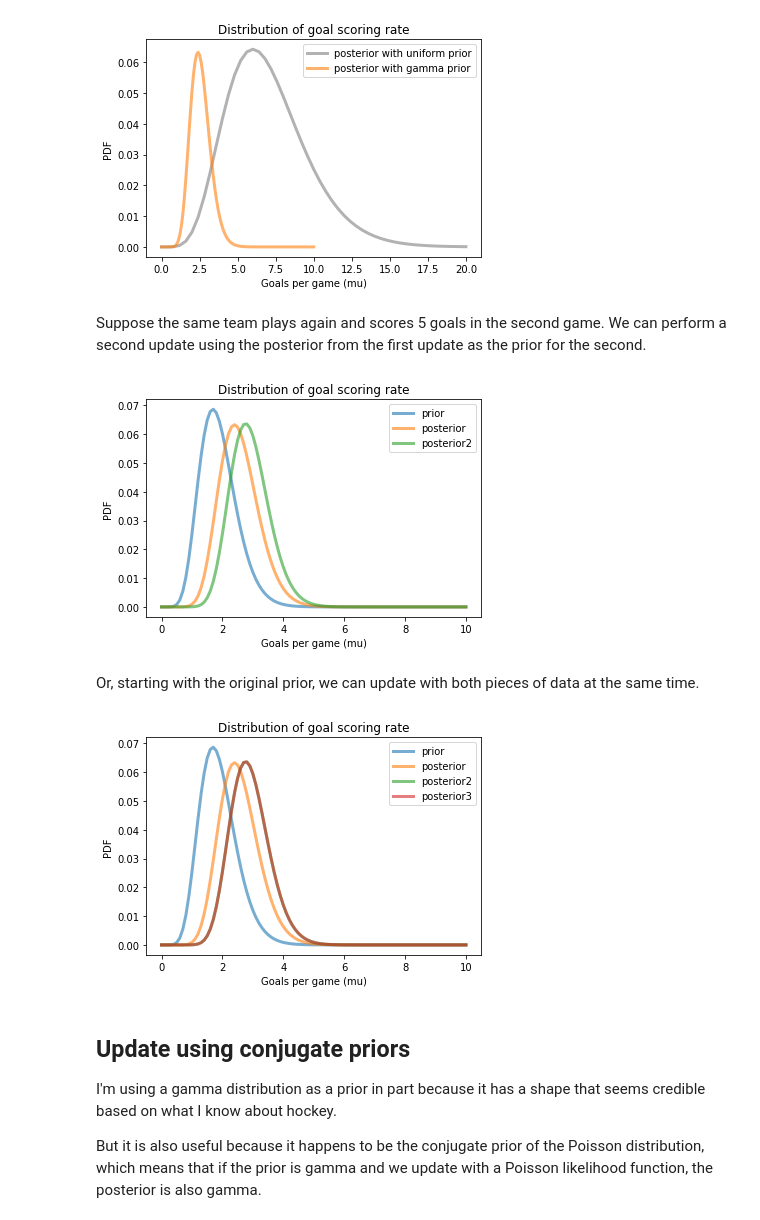
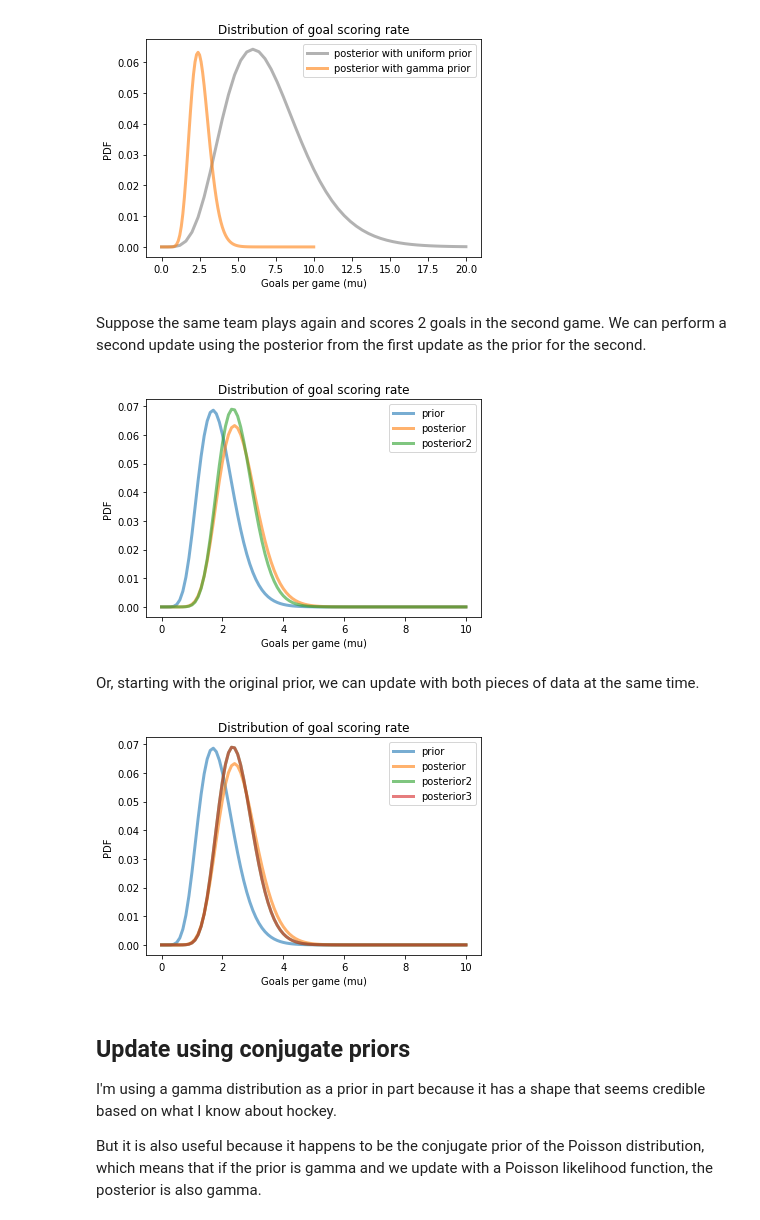
Before and after one commit to AllenDowney/BayesMadeSimple, a Jupyter notebook: zigzag.ipynb, the cells around one changed output. Cells and saved outputs as stored; diff of their text form; code cells hidden in the pictures.

```diff
--- a/zigzag.ipynb
+++ b/zigzag.ipynb
@@ -342,9 +348,10 @@ class Suite(Pmf):
     def bayes_update(self, data, like_func):
         """Perform a Bayesian update.
 
-        data: some representation of observed data
+        data:      some representation of observed data
         like_func: likelihood function that takes (data, hypo), where
-                   hypo is the hypothetical value of some parameter
+                   hypo is the hypothetical value of some parameter,
+                   and returns P(data | hypo)
         """
         for hypo in self:
             self[hypo] *= like_func(data, hypo)
@@ -495,30 +501,30 @@ pdf_rate()
 # %% [output]
 [figure]
 # %% [markdown]
-Suppose the same team plays again and scores 5 goals in the second game.  We can perform a second update using the posterior from the first update as the prior for the second.
+Suppose the same team plays again and scores 2 goals in the second game.  We can perform a second update using the posterior from the first update as the prior for the second.
 # %%
 posterior2 = posterior.copy()
-posterior2.bayes_update(data=5, like_func=poisson_likelihood)
+posterior2.bayes_update(data=2, like_func=poisson_likelihood)
 
 prior.plot(label='prior')
 posterior.plot(label='posterior')
 posterior2.plot(label='posterior2')
 pdf_rate()
 # %% [output]
-[figure, old version]
+[figure, new version]
 # %% [markdown]
 Or, starting with the original prior, we can update with both pieces of data at the same time.
 # %%
 posterior3 = prior.copy()
-posterior3.bayes_update(data=[6, 5], like_func=poisson_likelihood)
+posterior3.bayes_update(data=[6, 2], like_func=poisson_likelihood)
 
 prior.plot(label='prior')
 posterior.plot(label='posterior')
 posterior2.plot(label='posterior2')
 posterior3.plot(label='posterior3')
 pdf_rate()
 # %% [output]
-[figure, old version]
+[figure, new version]
 # %% [markdown]
 ## Update using conjugate priors
 
```
Also changed, not shown: parts of 73 cells of this notebook.
